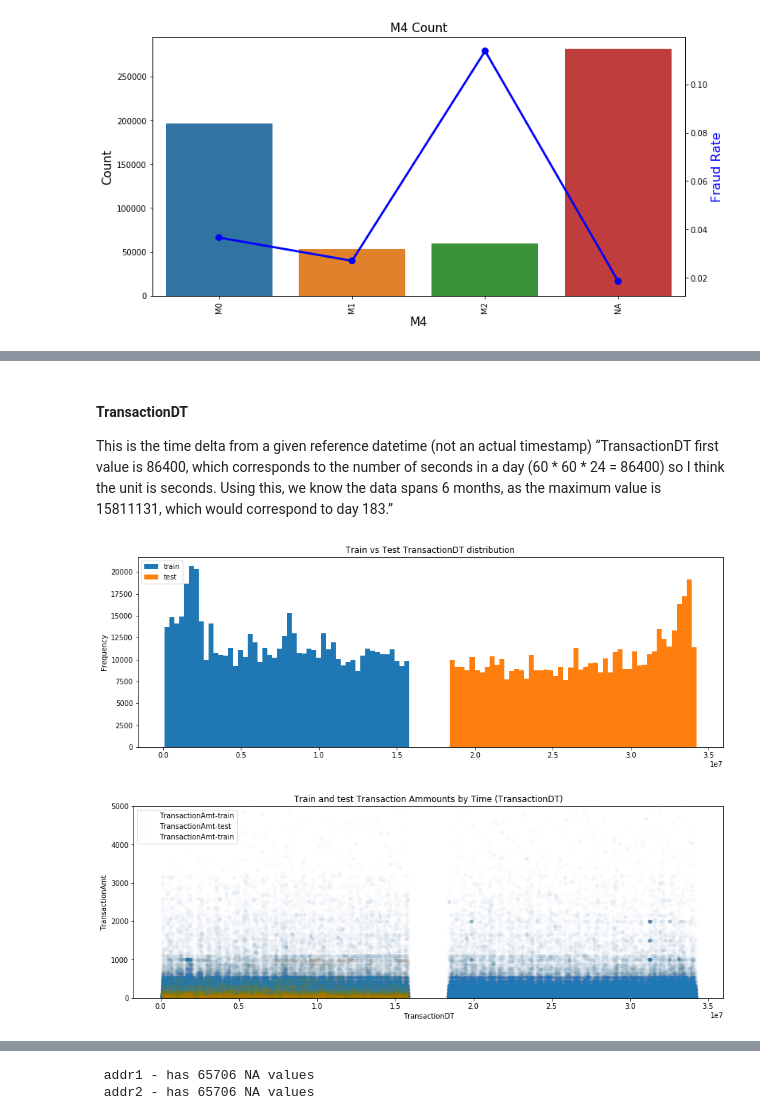
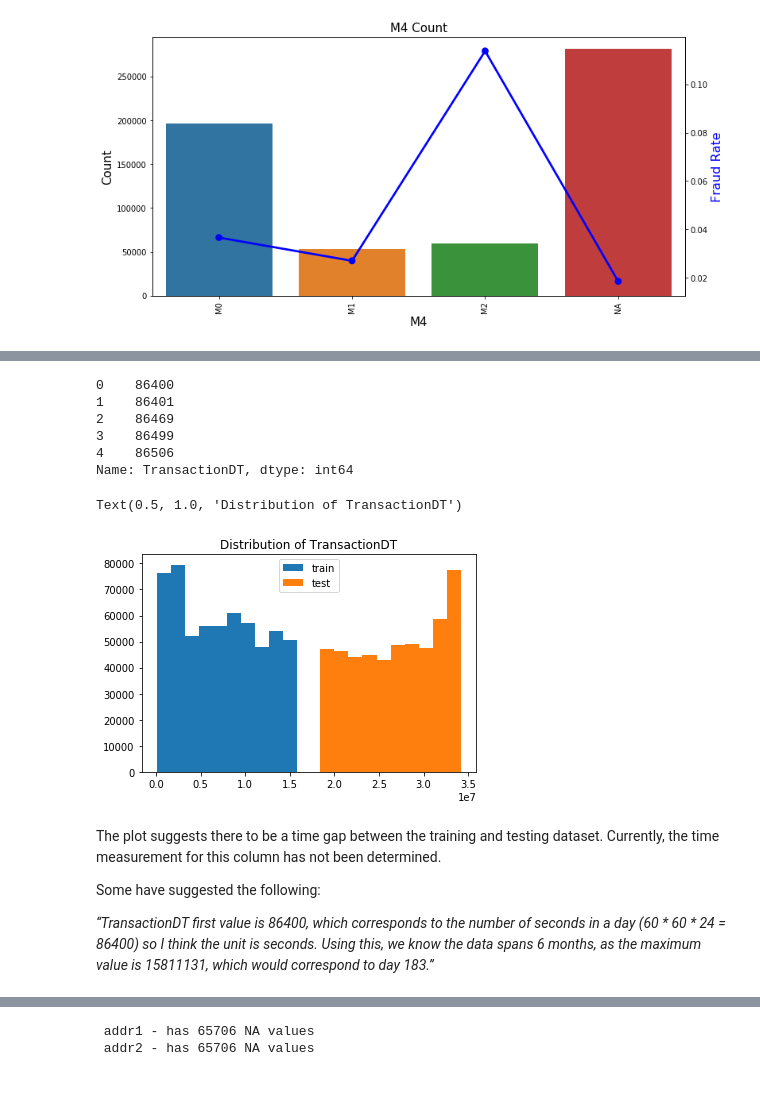
Before and after one commit to tsaw8/Thinkful_Project, a Jupyter notebook: Capstone: Supervised learning /IEEE-CIS Fraud Detection .ipynb, the cells around one changed output, grey strips where cells are left out. Cells and saved outputs as stored; diff of their text form; code cells hidden in the pictures; blank space fills up the shorter version.

```diff
--- a/Capstone: Supervised learning /IEEE-CIS Fraud Detection .ipynb
+++ b/Capstone: Supervised learning /IEEE-CIS Fraud Detection .ipynb
@@ -623,49 +684,25 @@ Now, we will continue EDA by exploring the interaction between our target variab
+# %%
+train['TransactionDT'].head()
+# %% [output]
+0    86400
+1    86401
+2    86469
+3    86499
+4    86506
+Name: TransactionDT, dtype: int64
+# %%
+# Plot distribution of Transaction delta time
+plt.hist(train['TransactionDT'], label='train')
+plt.hist(test['TransactionDT'], label='test')
+plt.legend()
+plt.title('Distribution of TransactionDT')
+# %% [output]
+Text(0.5, 1.0, 'Distribution of TransactionDT')
+[figure, added]
 # %% [markdown]
-#### TransactionDT
-This is the time delta from a given reference datetime (not an actual timestamp)
-“TransactionDT first value is 86400, which corresponds to the number of seconds in a day (60 * 60 * 24 = 86400) so I think the unit is seconds. Using this, we know the data spans 6 months, as the maximum value is 15811131, which would correspond to day 183.”
+The plot suggests there to be a time gap between the training and testing dataset. Currently, the time measurement for this column has not been determined.
+
+Some have suggested the following:
+
+_“TransactionDT first value is 86400, which corresponds to the number of seconds in a day (60 * 60 * 24 = 86400) so I think the unit is seconds. Using this, we know the data spans 6 months, as the maximum value is 15811131, which would correspond to day 183.”_
-# %%
-train['TransactionDT'].plot(kind='hist',
-                                        figsize=(15, 5),
-                                        label='train',
-                                        bins=50,
-                                        title='Train vs Test TransactionDT distribution')
-test['TransactionDT'].plot(kind='hist',
-                                       label='test',
-                                       bins=50)
-plt.legend()
-plt.show()
-# %% [output]
-[figure, removed]
-# %%
-ax = train.plot(x='TransactionDT',
-                       y='TransactionAmt',
-                       kind='scatter',
-                       alpha=0.01,
-                       label='TransactionAmt-train',
-                       title='Train and test Transaction Ammounts by Time (TransactionDT)',
-                       ylim=(0, 5000),
-                       figsize=(15, 5))
-test.plot(x='TransactionDT',
-                      y='TransactionAmt',
-                      kind='scatter',
-                      label='TransactionAmt-test',
-                      alpha=0.01,
-                       ylim=(0, 5000),
-                      ax=ax)
-# Plot Fraud as Orange
-train.loc[train['isFraud'] == 1] \
-    .plot(x='TransactionDT',
-         y='TransactionAmt',
-         kind='scatter',
-         alpha=0.01,
-         label='TransactionAmt-train',
-         title='Train and test Transaction Ammounts by Time (TransactionDT)',
-         ylim=(0, 5000),
-         color='orange',
-         figsize=(15, 5),
-         ax=ax)
-plt.show()
-# %% [output]
-[figure, removed]
 # %% [markdown]
```
Also changed, not shown: parts of 154 cells of this notebook, 1 other file.
